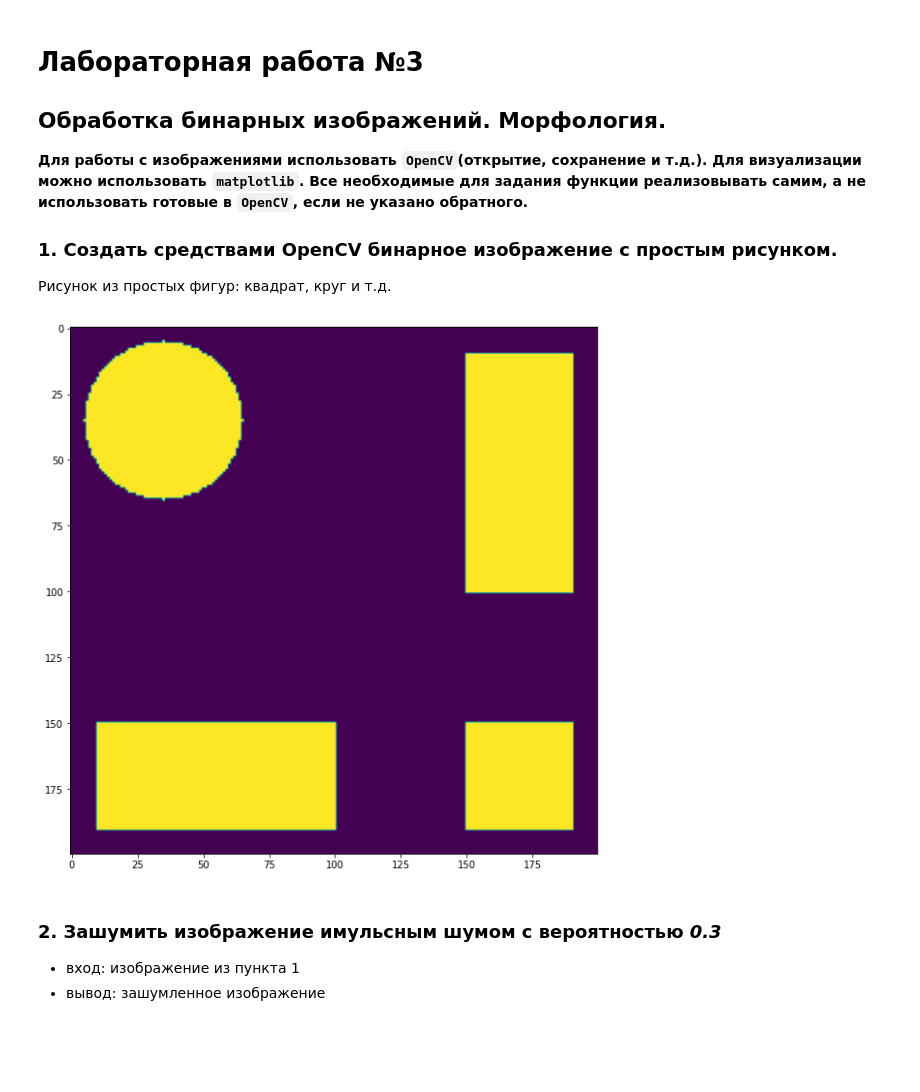
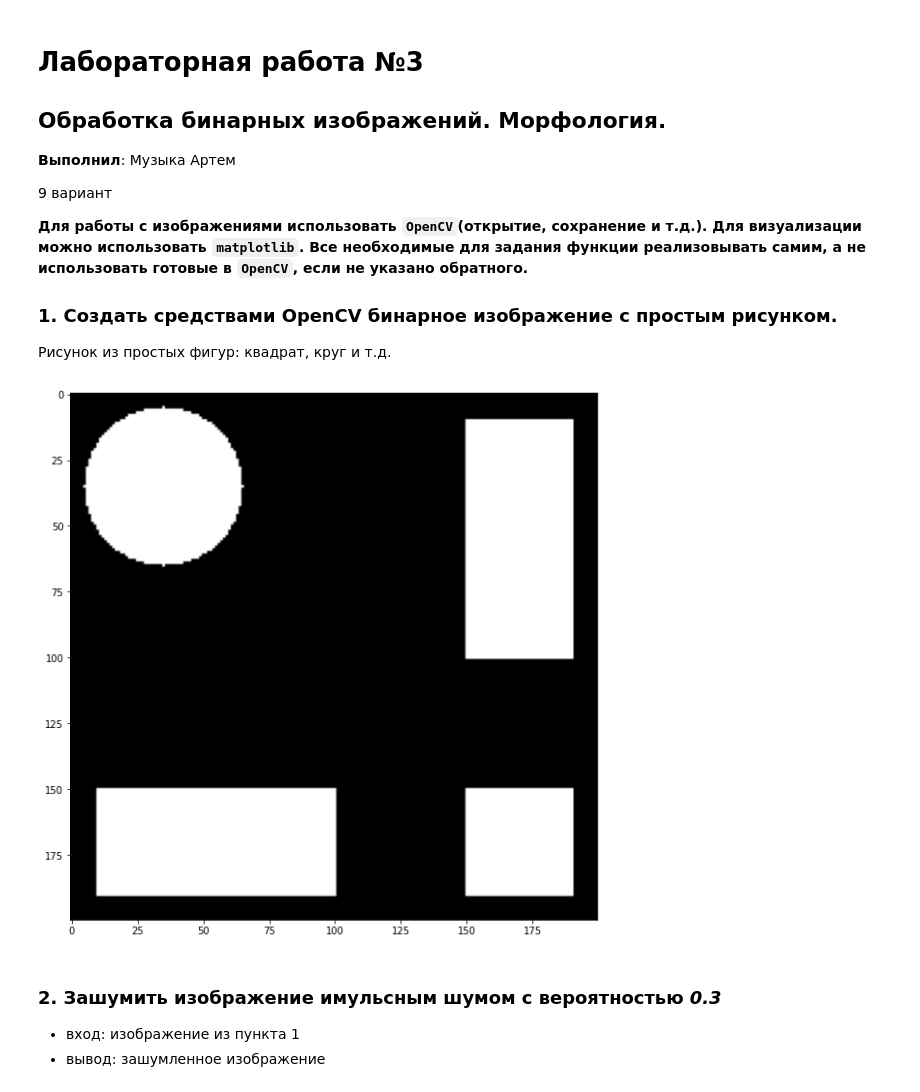
Before and after one commit to Liptee/Image-processing, a Jupyter notebook: LAB3/LAB3.ipynb, the cells around one changed output. Cells and saved outputs as stored; diff of their text form; code cells hidden in the pictures; blank space fills up the shorter version.

```diff
--- a/LAB3/LAB3.ipynb
+++ b/LAB3/LAB3.ipynb
@@ -1,6 +1,11 @@
 # %% [markdown]
 # Лабораторная работа №3
 ## Обработка бинарных изображений. Морфология.
+
+**Выполнил**: Музыка Артем
+
+9 вариант
+
 **Для работы с изображениями использовать `OpenCV`(открытие, сохранение и т.д.). Для визуализации можно использовать `matplotlib`. Все необходимые для задания функции реализовывать самим, а не использовать готовые в `OpenCV`, если не указано обратного.**
 ### 1. Создать средствами OpenCV бинарное изображение с простым рисунком.
 Рисунок из простых фигур: квадрат, круг и т.д.
@@ -13,18 +18,18 @@ from tqdm import tqdm
 # %%
 height, width = 200, 200
 img = np.full(shape=(height, width), fill_value=0)
 
 cv2.circle(img, center=(35, 35), radius=30, color=(1, 1, 1), thickness= -1)
 cv2.rectangle(img, pt1=(150, 150), pt2=(190, 190), color = (1,1,1), thickness= - 1)
 cv2.rectangle(img, pt1=(10, 150), pt2= (100, 190), color=(1,1,1), thickness= -1)
 cv2.rectangle(img, pt1=(150,10), pt2=(190, 100), color=(1,1,1), thickness = -1)
 
 fig = plt.figure(figsize=(12, 10))
 ax = fig.add_subplot()
-ax.imshow(img)
+ax.imshow(img, cmap = 'gray')
 plt.show()
 # %% [output]
-[figure, old version]
+[figure, new version]
 # %% [markdown]
 ### 2. Зашумить изображение имульсным шумом с вероятностью *0.3*
 - вход: изображение из пункта 1
```
Also changed, not shown: parts of 13 cells of this notebook, 2 other files.
